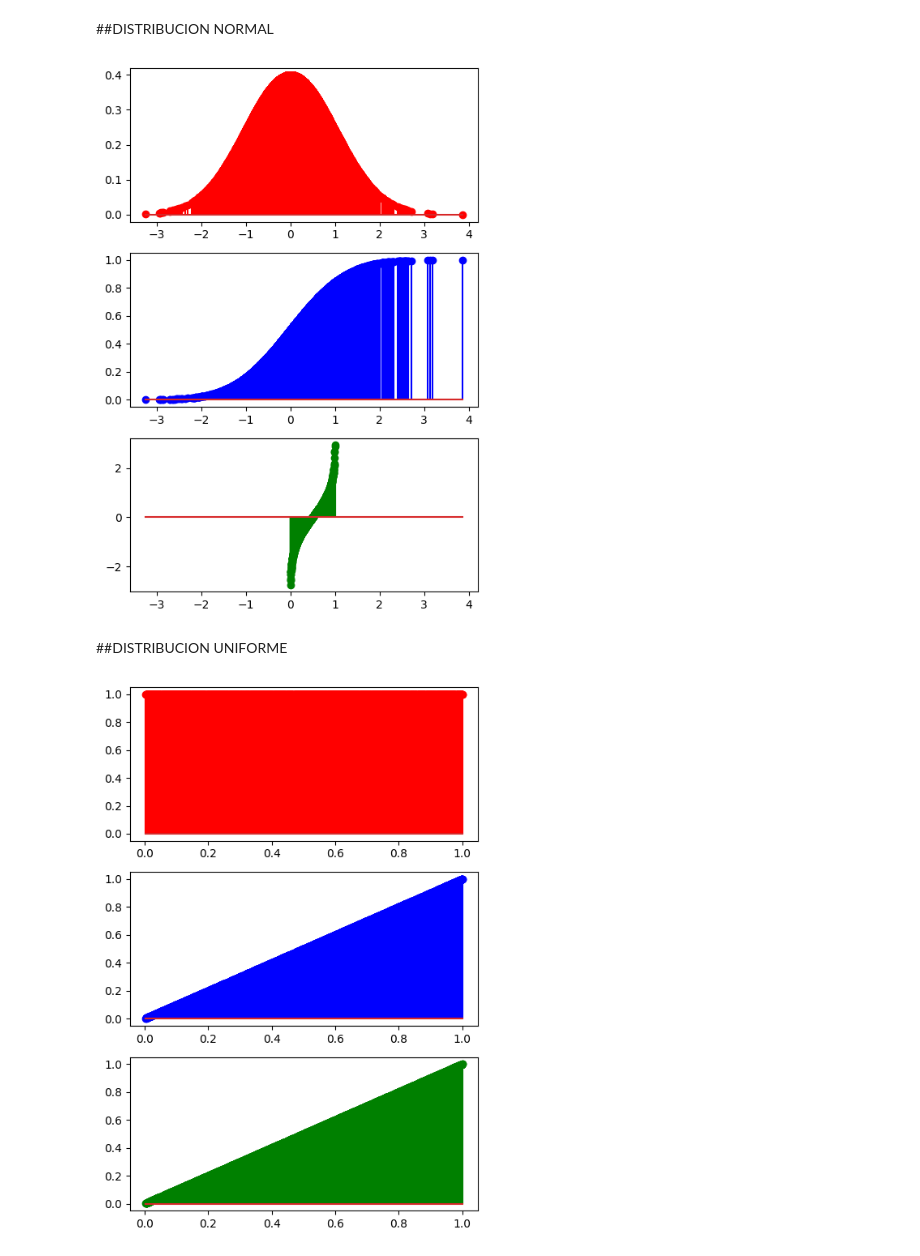
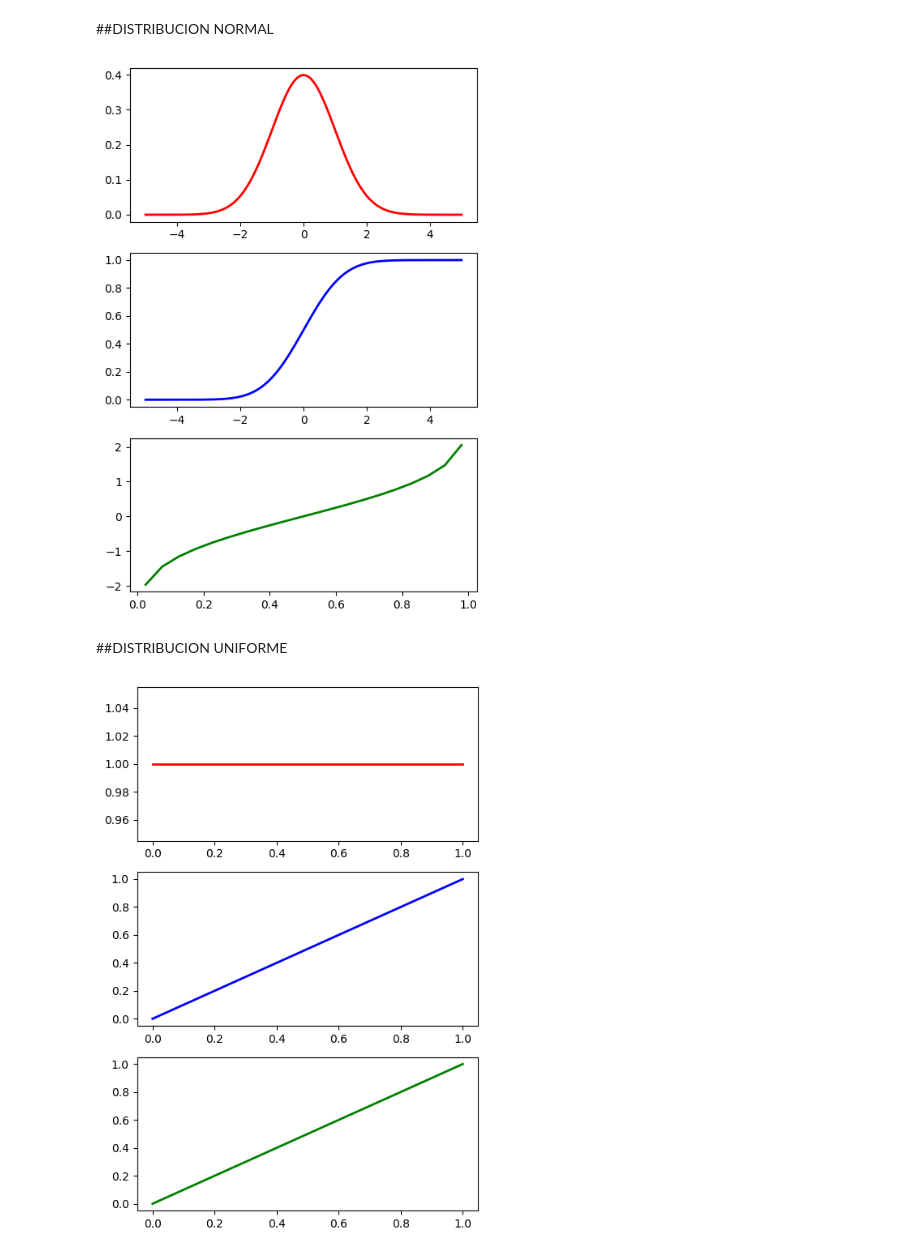
Before and after one commit to 4GeeksAcademy/Jacinto---Distribuci-n-de-probabilidad, a Jupyter notebook: notebook/problems.es.ipynb, the cells around one changed output. Cells and saved outputs as stored; diff of their text form; code cells hidden in the pictures.

```diff
--- a/notebook/problems.es.ipynb
+++ b/notebook/problems.es.ipynb
@@ -128,27 +128,27 @@ np.random.seed(42)
 # Parámetros
 mean = 0
 sd = 1
-size = 2000
+size = 200
 
-# Generar valores aleatorios
-data = rnorm(size, mean=mean, sd=sd)
+# Generar valores
+data = np.linspace(-5, 5, size)
 
 # Calcular funciones de distribución
 pdf = dnorm(data, mean=mean, sd=sd)
 cdf = pnorm(data, mean=mean, sd=sd)
 ppf = qnorm(data, mean=mean, sd=sd)
 
-# Creamos la grafica
+# Crear la gráfica
 fig, axis = plt.subplots(3, 1, figsize=(5, 7))
 
-axis[0].stem(data, pdf, "r-")
-axis[1].stem(data, cdf, "b-")
-axis[2].stem(data, ppf, "g-")
+axis[0].plot(data, pdf, "r-", linewidth=2)
+axis[1].plot(data, cdf, "b-", linewidth=2)
+axis[2].plot(data, ppf, "g-", linewidth=2)
 
 plt.tight_layout()
 plt.show()
 # %% [output]
-[figure, old version]
+[figure, new version]
 # %% [markdown]
 ##DISTRIBUCION UNIFORME
 # %%
@@ -186,26 +186,27 @@ def runif(n, min_val=0, max_val=1):
 # %%
 np.random.seed(42)
 
 # Parámetros
 min_val = 0
 max_val = 1
+size = 200  # Número de puntos en la gráfica
 
-# Generar valores aleatorios
-data = runif(size, min_val=min_val, max_val=max_val)
+# Generar valores en un rango continuo en lugar de aleatorio
+data = np.linspace(min_val, max_val, size)
 
 # Calcular funciones de distribución
 pdf = dunif(data, min_val=min_val, max_val=max_val)
 cdf = punif(data, min_val=min_val, max_val=max_val)
 ppf = qunif(data, min_val=min_val, max_val=max_val)
 
 # Graficar
 fig, axis = plt.subplots(3, 1, figsize=(5, 7))
 
-axis[0].stem(data, pdf, "r-")
-axis[1].stem(data, cdf, "b-")
-axis[2].stem(data, ppf, "g-")
+axis[0].plot(data, pdf, "r-", linewidth=2)
+axis[1].plot(data, cdf, "b-", linewidth=2)
+axis[2].plot(data, ppf, "g-", linewidth=2)
 
 plt.tight_layout()
 plt.show()
 # %% [output]
-[figure, old version]
+[figure, new version]
```
